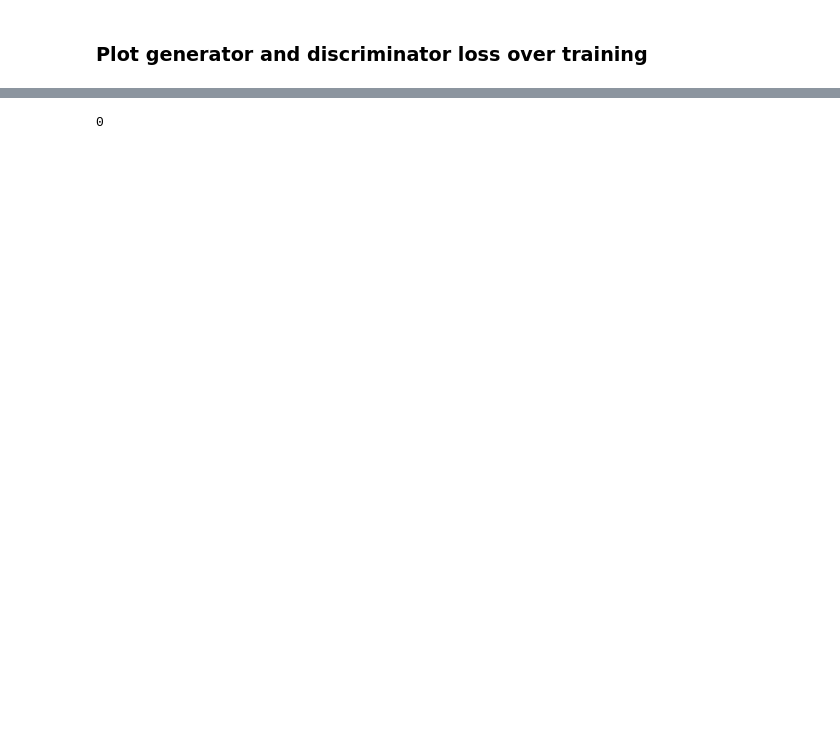
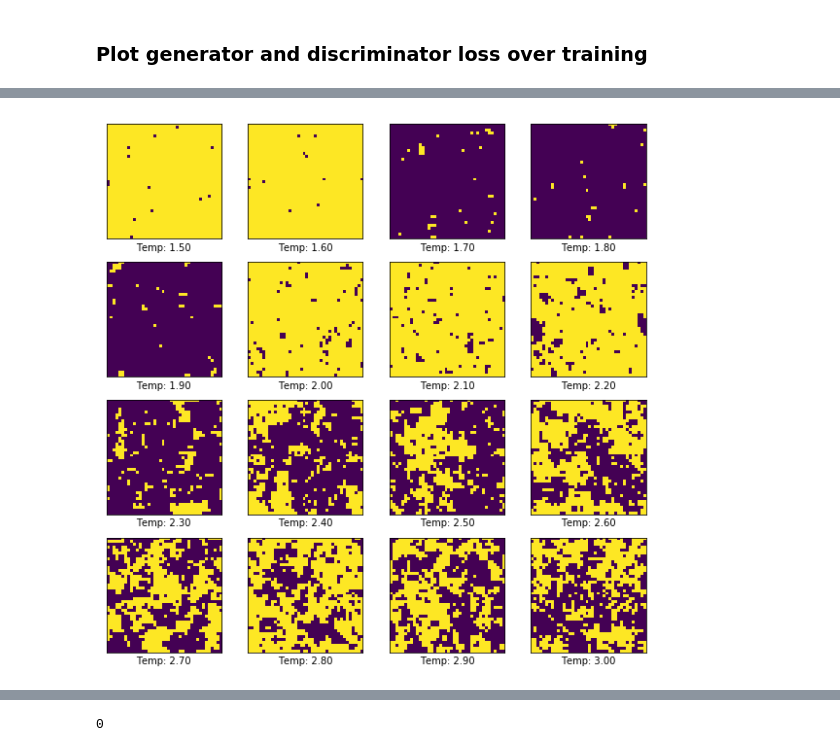
Before and after one commit to DanielJCase/Ising-Deep-Learning, a Jupyter notebook: Ising-cDCGAN/Ising_cGAN.ipynb, the cells around one changed output, grey strips where cells are left out. Saved outputs shown, nothing was run; the diff lists cells and outputs as text; code cells hidden in the pictures; blank space fills up the shorter version.

```diff
--- a/Ising-cDCGAN/Ising_cGAN.ipynb
+++ b/Ising-cDCGAN/Ising_cGAN.ipynb
@@ -26,5 +30,5 @@ The labels for the configurations are now the actual temperatures used in the Mo
 # %%
-train_data = '../../../data/Ising/train/'
+train_data = '../../../data/Ising/train40v2/'
 # %%
 def one_hot_label(img):
     label,T,_,_ = img.split('_')
@@ -51,6 +50,6 @@ def train_data_with_label(train_path,*args):
 # %%
 train_set=train_data_with_label(train_data,'low','high')
 # %%
-tr_img_data = np.array([i[0] for i in train_set]).reshape(-1,20,20,1)
+tr_img_data = np.array([i[0] for i in train_set]).reshape(-1,40,40,1)
 tr_img_data_float = tr_img_data.astype(dtype='float32')
 # %% [markdown]
@@ -286,0 +328,19 @@ np.save('DiscriminatorLoss_cGAN.npy',np.asarray(disc_loss_log))
+# %%
+#np.where(tr_lbl_data==0)[0][0]
+
+fig = plt.figure(figsize=(10,10))
+
+for i in range(16):
+    plt.subplot(4, 4, i+1)
+    plt.xticks([])
+    plt.yticks([])
+    plt.grid(False)
+    plt.imshow(tr_img_data[np.where(tr_lbl_data==i)[0][1], :, :, 0])
+    #plt.axis('off')
+    temp = 1.5+i*0.1
+    plt.xlabel(f'Temp: {temp:.2f}')
+
+#plt.savefig('image_at_epoch_{:04d}.png'.format(epoch))
+plt.show()
+# %% [output]
+[figure, added]
```
Also changed, not shown: parts of 26 cells of this notebook, 1 other file.
